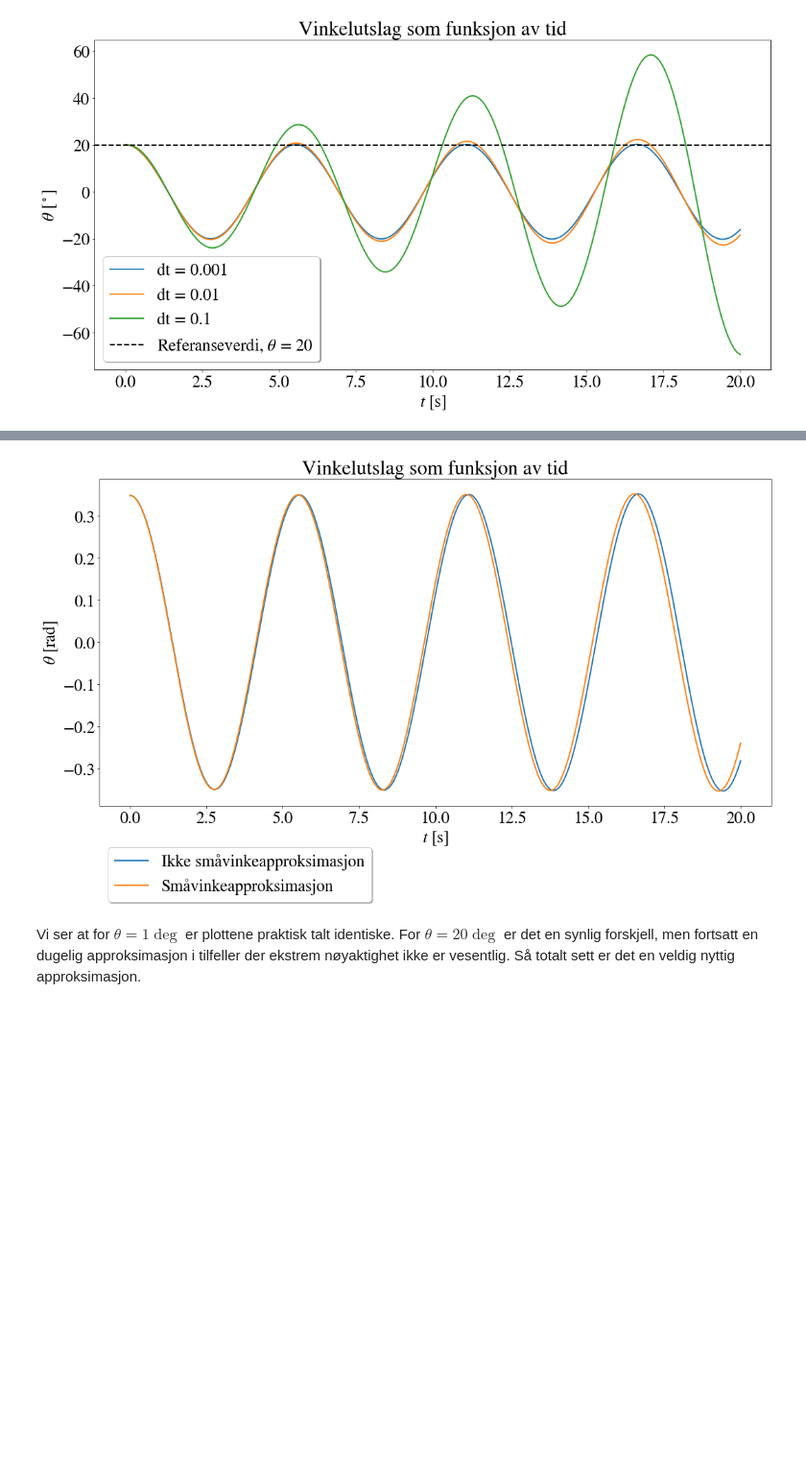
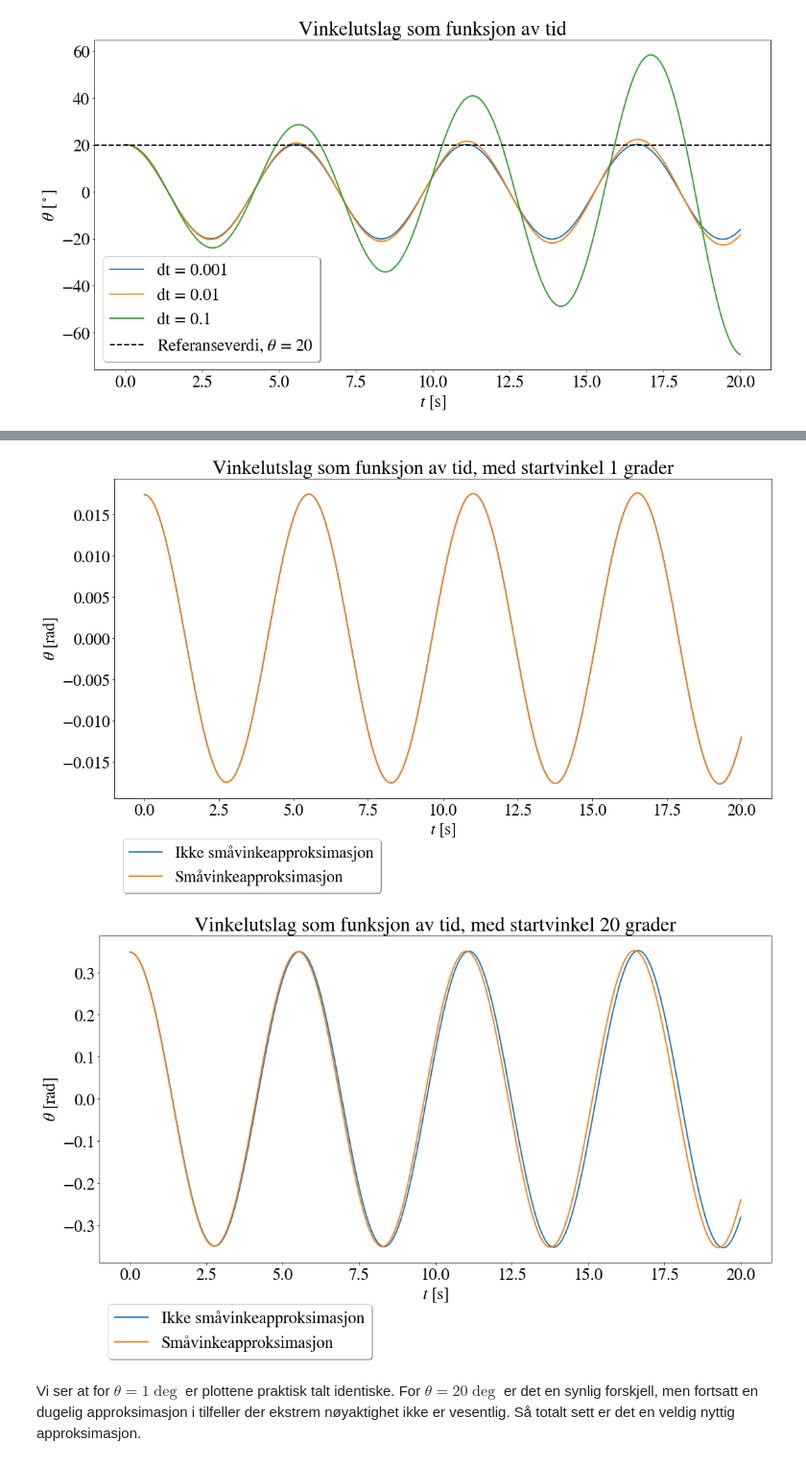
Before and after one commit to emiljonsrud/vitberr_prosjekt2_tekfys, a Jupyter notebook: leveringsfil.ipynb, the cells around one changed output, grey strips where cells are left out. Shown at 96% size. Saved outputs shown, nothing was run; the diff lists cells and outputs as text; code cells hidden in the pictures; blank space fills up the shorter version.

```diff
--- a/leveringsfil.ipynb
+++ b/leveringsfil.ipynb
@@ -442,5 +439,5 @@ Denne difflikningen kan løses numerisk med samme metode som over, og vi kan sam
 # %%
-def angle_approx_comparison():
+def angle_approx_comparison(theta_input):
     # def f(t, w):
     #     const = (A_s*sigma * g * h)/calculate_I_c(0, 0)
     #     return np.array([w[1], -const*np.sin(w[0]),0,0,0,0,0,0])
@@ -462,7 +459,7 @@ def angle_approx_comparison():
 
     #######################################################################################
     #       Define the inital condititons, time intervall, and step size
-    theta_0 = np.array([np.radians(20)])
+    theta_0 = np.array([np.radians(theta_input)])
     omega_0 = np.array([0])
     w_0 = np.array([theta_0, omega_0]) # Combine all the initial conditions to the array w
 
@@ -473,36 +470,39 @@ def angle_approx_comparison():
     #######################################################################################
     #       Solve diff. eqn. by the given methods, and
     t_num, w_num = solve_ODE(f, t_0, t_end, w_0, h_step, euler_step)
     t_num_small_angle_approx, w_num_small_angle_approx = solve_ODE(f_small_angle, t_0, t_end, w_0, h_step,euler_step)
 
 
     theta_num, omega_num = w_num[0:2] #Hvordan funker det her egt?
     # print(theta_num)
     # theta_num = w_num[0]
     # print(theta_num)
     theta_num_small_angle_approx, omega_num_small_angle_approx = w_num_small_angle_approx[0:2]
     # theta_num_small_angle_approx[0]
 
 
     diff = theta_num_small_angle_approx - theta_num
 
     plt.plot(t_num, theta_num, label = "Ikke småvinkeapproksimasjon")
     plt.plot(t_num_small_angle_approx, theta_num_small_angle_approx, label = "Småvinkeapproksimasjon")
     # plt.plot(t_num, diff, label = "Differanse")
-    plt.title("Vinkelutslag som funksjon av tid")
+    title = "Vinkelutslag som funksjon av tid, med startvinkel " + str(theta_input) + " grader"
+    plt.title(title)
     plt.xlabel('$t$ [s]')
     plt.ylabel(r'$\theta$ [rad]')
     # plt.ylim(-0.2,0.2)
     plt.legend(
         bbox_to_anchor=(0,-0.1),
         loc='upper left',
         shadow = True
         )
     plt.show()
 
-angle_approx_comparison()
+angle_approx_comparison(1)
+angle_approx_comparison(20)
 # %% [output]
-[figure, old version]
+[figure, new version]
+[figure, added]
 # %% [markdown]
 Vi ser at for $\theta = 1\deg$ er plottene praktisk talt identiske. For $\theta = 20\deg$ er det en synlig forskjell, men fortsatt en dugelig approksimasjon i tilfeller der ekstrem nøyaktighet ikke er vesentlig. Så totalt sett er det en veldig nyttig approksimasjon.
 # %% [markdown]
```
Also changed, not shown: parts of 43 cells of this notebook.
